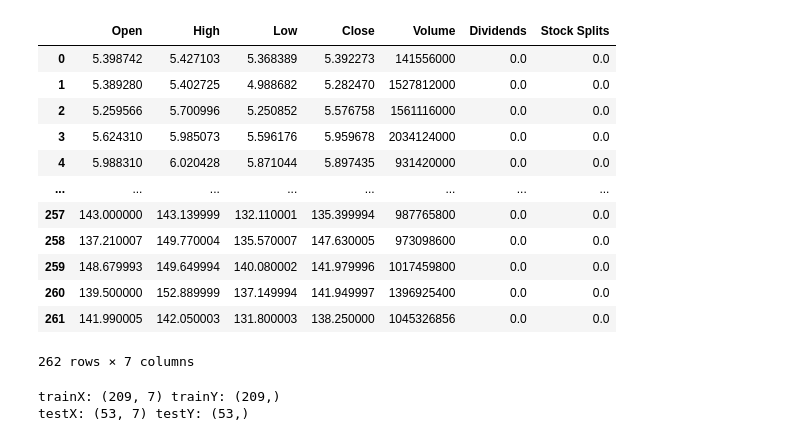
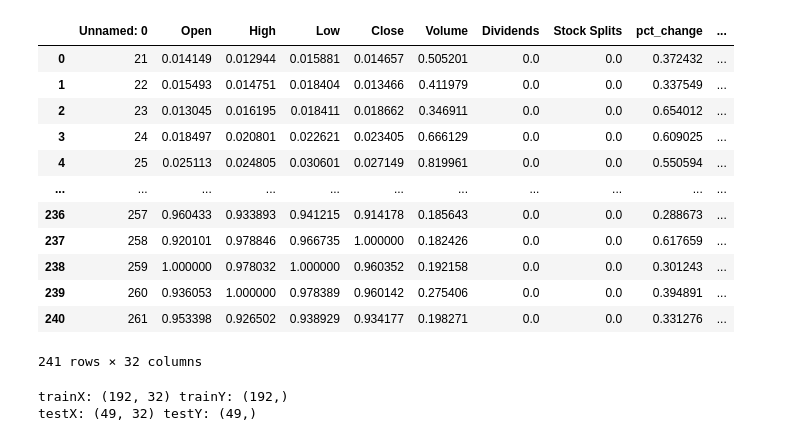
Before and after one commit to algebra2boy/GAN-StockPrediction, a Jupyter notebook: 3. GAN.ipynb, the cells around one changed output. Saved outputs shown, nothing was run; the diff lists cells and outputs as text; code cells hidden in the pictures.

```diff
--- a/3. GAN.ipynb
+++ b/3. GAN.ipynb
@@ -10,28 +10,30 @@ from sklearn.preprocessing import MinMaxScaler
 from sklearn.metrics import mean_squared_error
 import math
 # %%
-data = pd.read_csv('stock_data.csv')
-data = data.iloc[:262, :]
+data = pd.read_csv('preprocessed_stock_data.csv')
+# data = data.iloc[:262, :]
 data
 # %% [output]
-|  | Open | High | Low | Close | Volume | Dividends | Stock Splits |
-| 0 | 5.398742 | 5.427103 | 5.368389 | 5.392273 | 141556000 | 0.0 | 0.0 |
-| 1 | 5.389280 | 5.402725 | 4.988682 | 5.282470 | 1527812000 | 0.0 | 0.0 |
-| 2 | 5.259566 | 5.700996 | 5.250852 | 5.576758 | 1561116000 | 0.0 | 0.0 |
-| 3 | 5.624310 | 5.985073 | 5.596176 | 5.959678 | 2034124000 | 0.0 | 0.0 |
-| 4 | 5.988310 | 6.020428 | 5.871044 | 5.897435 | 931420000 | 0.0 | 0.0 |
-| ... | ... | ... | ... | ... | ... | ... | ... |
-| 257 | 143.000000 | 143.139999 | 132.110001 | 135.399994 | 987765800 | 0.0 | 0.0 |
-| 258 | 137.210007 | 149.770004 | 135.570007 | 147.630005 | 973098600 | 0.0 | 0.0 |
-| 259 | 148.679993 | 149.649994 | 140.080002 | 141.979996 | 1017459800 | 0.0 | 0.0 |
-| 260 | 139.500000 | 152.889999 | 137.149994 | 141.949997 | 1396925400 | 0.0 | 0.0 |
-| 261 | 141.990005 | 142.050003 | 131.800003 | 138.250000 | 1045326856 | 0.0 | 0.0 |
+|  | Unnamed: 0 | Open | High | Low | Close | Volume | Dividends | Stock Splits | pct_change | ... |
+| 0 | 21 | 0.014149 | 0.012944 | 0.015881 | 0.014657 | 0.505201 | 0.0 | 0.0 | 0.372432 | ... |
+| 1 | 22 | 0.015493 | 0.014751 | 0.018404 | 0.013466 | 0.411979 | 0.0 | 0.0 | 0.337549 | ... |
+| 2 | 23 | 0.013045 | 0.016195 | 0.018411 | 0.018662 | 0.346911 | 0.0 | 0.0 | 0.654012 | ... |
+| 3 | 24 | 0.018497 | 0.020801 | 0.022621 | 0.023405 | 0.666129 | 0.0 | 0.0 | 0.609025 | ... |
+| 4 | 25 | 0.025113 | 0.024805 | 0.030601 | 0.027149 | 0.819961 | 0.0 | 0.0 | 0.550594 | ... |
+| ... | ... | ... | ... | ... | ... | ... | ... | ... | ... | ... |
+| 236 | 257 | 0.960433 | 0.933893 | 0.941215 | 0.914178 | 0.185643 | 0.0 | 0.0 | 0.288673 | ... |
+| 237 | 258 | 0.920101 | 0.978846 | 0.966735 | 1.000000 | 0.182426 | 0.0 | 0.0 | 0.617659 | ... |
+| 238 | 259 | 1.000000 | 0.978032 | 1.000000 | 0.960352 | 0.192158 | 0.0 | 0.0 | 0.301243 | ... |
+| 239 | 260 | 0.936053 | 1.000000 | 0.978389 | 0.960142 | 0.275406 | 0.0 | 0.0 | 0.394891 | ... |
+| 240 | 261 | 0.953398 | 0.926502 | 0.938929 | 0.934177 | 0.198271 | 0.0 | 0.0 | 0.331276 | ... |
-262 rows × 7 columns
+241 rows × 32 columns
 # %%
 data['y'] = data['Close']
 
-x = data.iloc[:, :7].values
-y = data.iloc[:, 7].values
+# x = data.iloc[:, :7].values
+# y = data.iloc[:, 7].values
+x = data.iloc[:, :32].values
+y = data.iloc[:, 32].values
 
 split = int(data.shape[0]* 0.8)
 train_x, test_x = x[: split, :], x[split:, :]
@@ -48,31 +50,8 @@ test_x = x_scaler.transform(test_x)
 
 train_y = y_scaler.fit_transform(train_y.reshape(-1, 1))
 test_y = y_scaler.transform(test_y.reshape(-1, 1))
-
-def fourier_denoise(data, threshold=0.1):
-    """
-    Denoise time-series data using Fourier Transform.
-    Args:
-        data (np.array): Original time-series data.
-        threshold (float): Fraction of coefficients to retain (low frequencies).
-    Returns:
-        np.array: Denoised time-series data.
-    """
-    fft_coeffs = np.fft.fft(data, axis=0)
-    magnitude = np.abs(fft_coeffs)
-    power_threshold = threshold * np.max(magnitude)
-    fft_coeffs[magnitude < power_threshold] = 0  # Zero out low-magnitude coefficients
-    denoised_data = np.fft.ifft(fft_coeffs, axis=0).real  # Keep only the real part
-    return denoised_data
-
-train_x_denoised = fourier_denoise(train_x)
-test_x_denoised = fourier_denoise(test_x)
-
-# Rescale after Fourier Denoising to ensure values are in [0, 1]
-train_x_denoised = x_scaler.fit_transform(train_x_denoised)
-test_x_denoised = x_scaler.transform(test_x_denoised)
 # %% [output]
-trainX: (209, 7) trainY: (209,)
-testX: (53, 7) testY: (53,)
+trainX: (192, 32) trainY: (192,)
+testX: (49, 32) testY: (49,)
 # %%
 class VAE(nn.Module):
```
Also changed, not shown: parts of 14 cells of this notebook, 2 other files.
